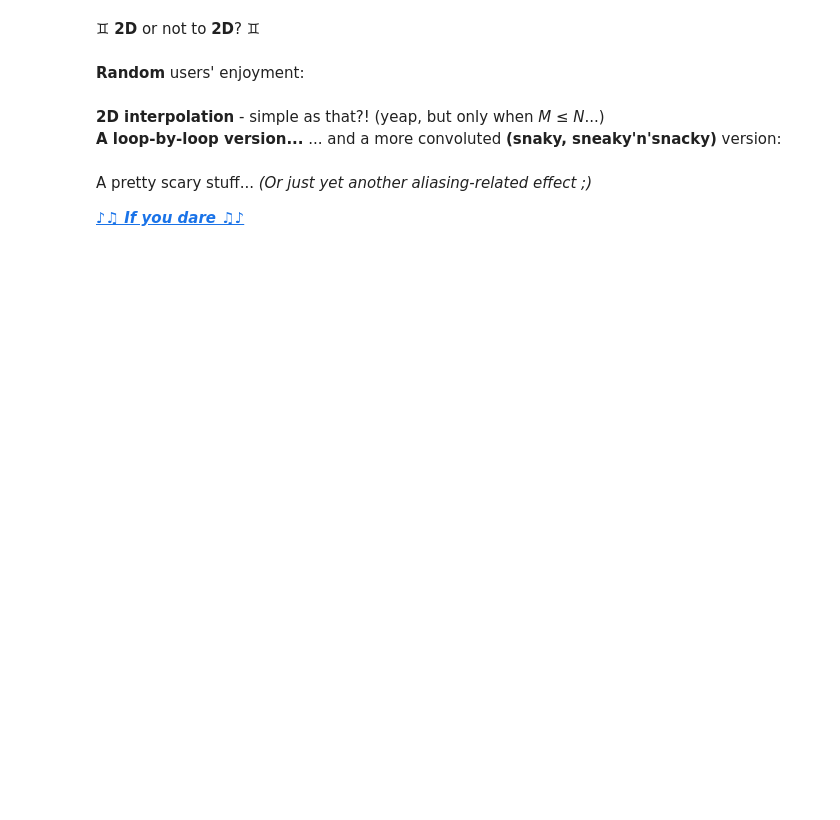
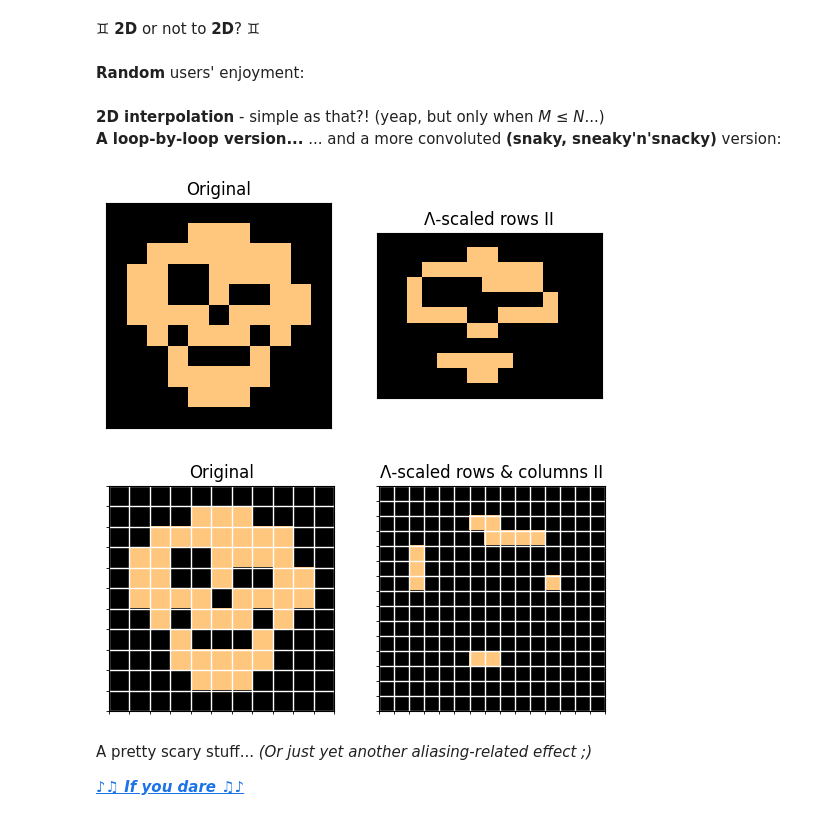
Before and after one commit to Bahrd/AppliedPythonology, a Jupyter notebook: ipynbs/interpolation2D.ipynb, the cells around one changed output. Saved outputs shown, nothing was run; the diff lists cells and outputs as text; code cells hidden in the pictures; blank space fills up the shorter version.

```diff
--- a/ipynbs/interpolation2D.ipynb
+++ b/ipynbs/interpolation2D.ipynb
@@ -14,32 +14,35 @@ from sys import argv
 #  A source image...
 img = eddie; M = len(img); N = M + 4 #<< 0b1
 # ... and some shortcuts.
-את, ΣΣ, nomina = lambda : choice([True, False]), intrpl, Π.__name__ # when the last is the first class...
+ψ = Λ
+את, ΣΣ, nomina = lambda : choice([True, False]), intrpl, ψ.__name__ # when the last is the first class...
 _ψ, Cu = eval(nomina), 'copper'
 # %% [markdown]
 **Random** users' enjoyment:
 # %%
 # _ = choice([False, True]); ψ = lambda x: _ψ(x + RR(2) * RR(9)/12) if _ == True else _ψ(x)
-ψ = Π
 # %% [markdown]
 **2D interpolation** - simple as that?! (yeap, but only when *M ≤ N*...)
 **A loop-by-loop version...** ... and a more convoluted **(snaky, sneaky'n'snacky)** version:
 # %%
 if את():
     out = zeros((N, N))
     for m in range(M):
         out[m, ...] = array(ΣΣ(img[m, ...], N, φ = ψ)).flat
-    DI((img, out), ('Original', f'{nomina}-scaled rows'), cmp = Cu, grid = False)
+    DI((img, out), ('Original', f'{nomina}-scaled rows'), cmp = Cu, grid = False, clip = False)
 
     for n in range(N):
         out[..., n] = array(ΣΣ(out[:M, n], N, φ = ψ)).flat
-    DI((img, out), ('Original', f'{nomina}-scaled rows & columns'), cmp = Cu)
+    DI((img, out), ('Original', f'{nomina}-scaled rows & columns'), cmp = Cu, clip = False)
 else:
     out = array([ΣΣ(img[m, ...], N, φ = ψ) for m in range(M)]).reshape(M, N)
-    DI((img, out), ('Original', f'{nomina}-scaled rows II'), cmp = Cu, grid = False)
+    DI((img, out), ('Original', f'{nomina}-scaled rows II'), cmp = Cu, grid = False, clip = False)
 
     out = array([ΣΣ(out[..., n], N, φ = ψ) for n in range(N)]).reshape(N, N).T
-    DI((img, out), ('Original', f'{nomina}-scaled rows & columns II'), cmp = Cu)
+    DI((img, out), ('Original', f'{nomina}-scaled rows & columns II'), cmp = Cu, clip = False)
+# %% [output]
+[figure, added]
+[figure, added]
 # %% [markdown]
 A pretty scary stuff...
 *(Or just yet another aliasing-related effect ;)*
```
Also changed, not shown: parts of 1 cell of this notebook, 4 other files.
